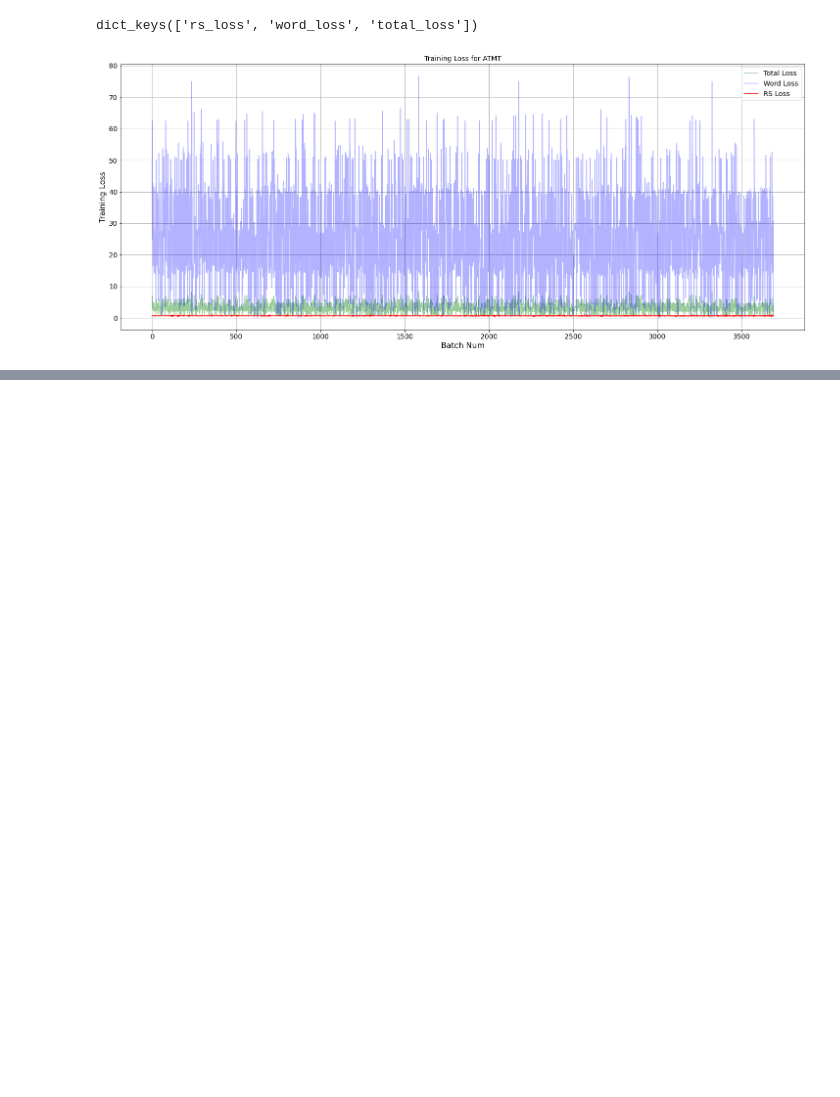
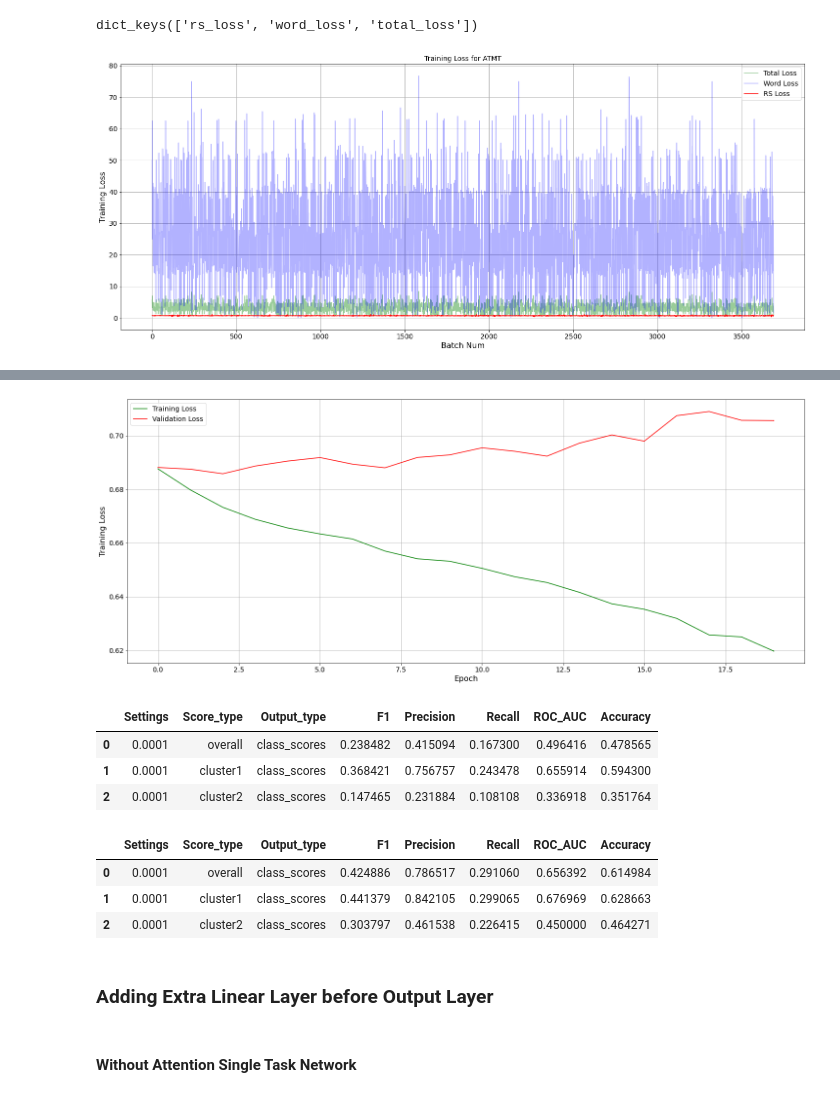
Before and after one commit to karthikshivaram24/Combatting-partisan-homogenization, a Jupyter notebook: model_tester.ipynb, the cells around one changed output, grey strips where cells are left out. Saved outputs shown, nothing was run; the diff lists cells and outputs as text; code cells hidden in the pictures; blank space fills up the shorter version.

```diff
--- a/model_tester.ipynb
+++ b/model_tester.ipynb
@@ -628,0 +870,9 @@ plot_epoch_loss_multi(losees_train_multi_att[(0.001, 0.1)])
+# %%
+metrics_train,metrics_test, losses_train =  run_ssda_cp_st(df=data,
+                                                            cp=(14,44),
+                                                            doc_2_cluster_map=doc_2_cluster_map,
+                                                            learning_rates=[0.0001],
+                                                            epochs=20,
+                                                            batch_size=4,
+                                                            single_task=True,
+                                                            with_attention=True)
@@ -628,0 +897,22 @@ plot_epoch_loss_multi(losees_train_multi_att[(0.001, 0.1)])
+# %%
+plot_epoch_loss(losses_train[0.0001])
+# %% [output]
+[figure, added]
+# %%
+print_res(metrics_test)
+# %% [output]
+|  | Settings | Score_type | Output_type | F1 | Precision | Recall | ROC_AUC | Accuracy |
+| 0 | 0.0001 | overall | class_scores | 0.238482 | 0.415094 | 0.167300 | 0.496416 | 0.478565 |
+| 1 | 0.0001 | cluster1 | class_scores | 0.368421 | 0.756757 | 0.243478 | 0.655914 | 0.594300 |
+| 2 | 0.0001 | cluster2 | class_scores | 0.147465 | 0.231884 | 0.108108 | 0.336918 | 0.351764 |
+# %%
+print_res(metrics_train)
+# %% [output]
+|  | Settings | Score_type | Output_type | F1 | Precision | Recall | ROC_AUC | Accuracy |
+| 0 | 0.0001 | overall | class_scores | 0.424886 | 0.786517 | 0.291060 | 0.656392 | 0.614984 |
+| 1 | 0.0001 | cluster1 | class_scores | 0.441379 | 0.842105 | 0.299065 | 0.676969 | 0.628663 |
+| 2 | 0.0001 | cluster2 | class_scores | 0.303797 | 0.461538 | 0.226415 | 0.450000 | 0.464271 |
+# %% [markdown]
+### Adding Extra Linear Layer before Output Layer
+# %% [markdown]
+#### Without Attention Single Task Network
```
Also changed, not shown: parts of 63 cells of this notebook, 4 other files.
